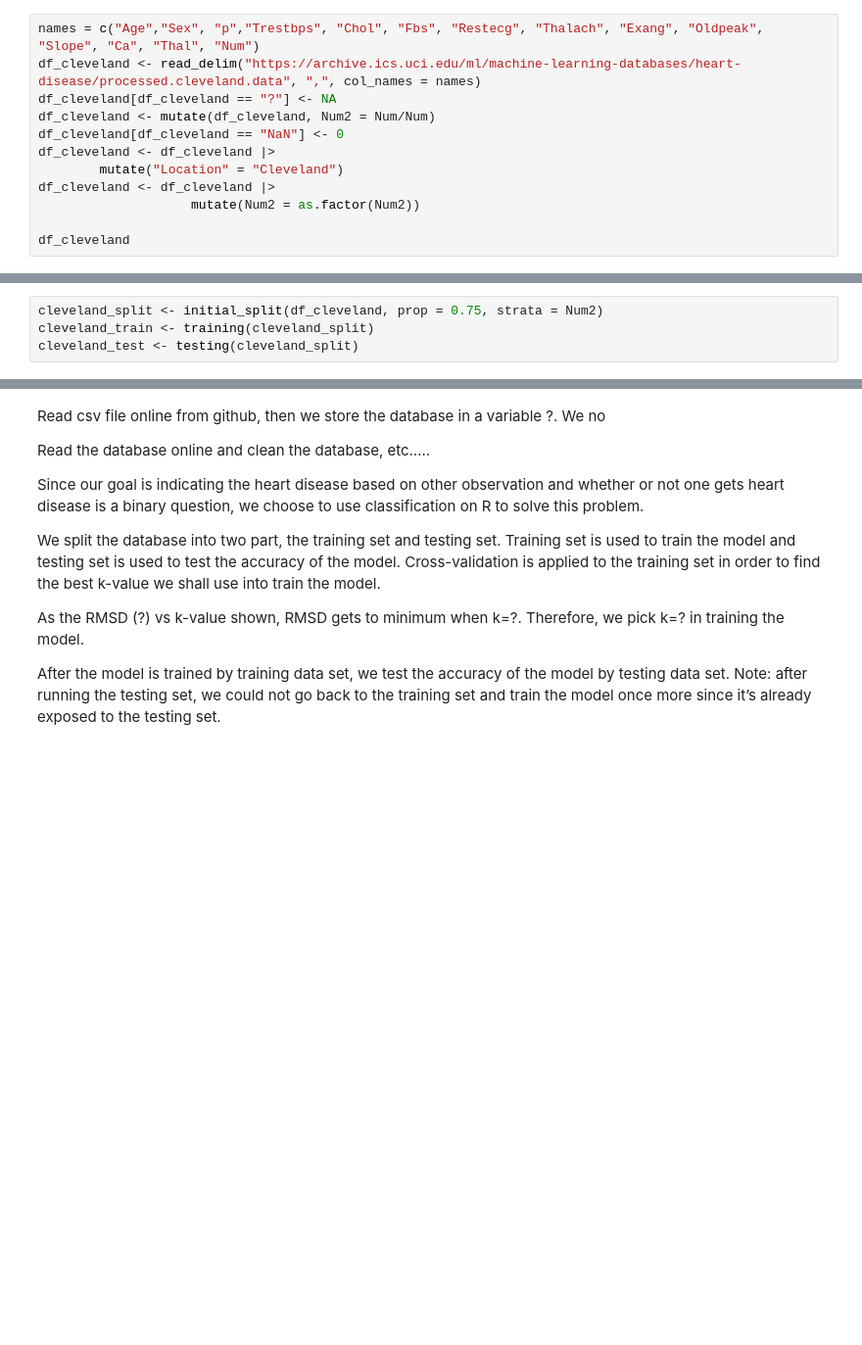
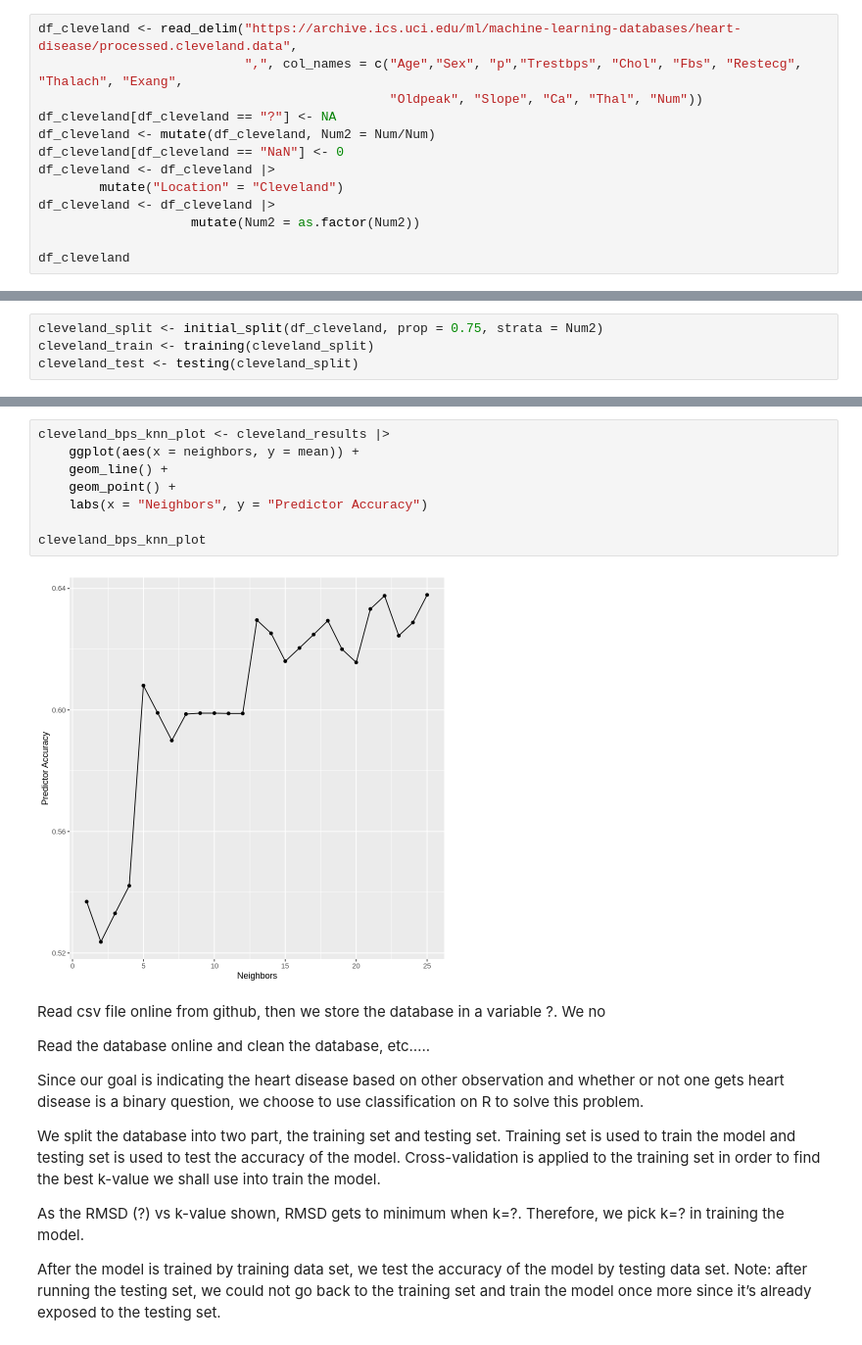
Before and after one commit to mikibarra034/dsci-100-template, a Jupyter notebook: project_report.ipynb, the cells around one changed output, grey strips where cells are left out. Shown: that part at 98% size. Saved outputs shown, nothing was run; the diff lists cells and outputs as text; blank space fills up the shorter version.

Commit message:
Graph Updates

```diff
--- a/project_report.ipynb
+++ b/project_report.ipynb
@@ -41,6 +59,7 @@ library(tidymodels)
 # %%
-names = c("Age","Sex", "p","Trestbps", "Chol", "Fbs", "Restecg", "Thalach", "Exang", "Oldpeak", "Slope", "Ca", "Thal", "Num")
-df_cleveland <- read_delim("https://archive.ics.uci.edu/ml/machine-learning-databases/heart-disease/processed.cleveland.data", ",", col_names = names)
+df_cleveland <- read_delim("https://archive.ics.uci.edu/ml/machine-learning-databases/heart-disease/processed.cleveland.data",
+                           ",", col_names = c("Age","Sex", "p","Trestbps", "Chol", "Fbs", "Restecg", "Thalach", "Exang",
+                                              "Oldpeak", "Slope", "Ca", "Thal", "Num"))
 df_cleveland[df_cleveland == "?"] <- NA
 df_cleveland <- mutate(df_cleveland, Num2 = Num/Num)
 df_cleveland[df_cleveland == "NaN"] <- 0
@@ -95,3 +164,13 @@ cleveland_results <- workflow() |>
+# %%
+cleveland_bps_knn_plot <- cleveland_results |>
+    ggplot(aes(x = neighbors, y = mean)) +
+    geom_line() +
+    geom_point() +
+    labs(x = "Neighbors", y = "Predictor Accuracy")
+
+cleveland_bps_knn_plot
+# %% [output]
+[figure, added]
 # %% [markdown]
 Read csv file online from github, then we store the database in a variable ?.
 We no
```
Also changed, not shown: parts of 4 cells of this notebook.
